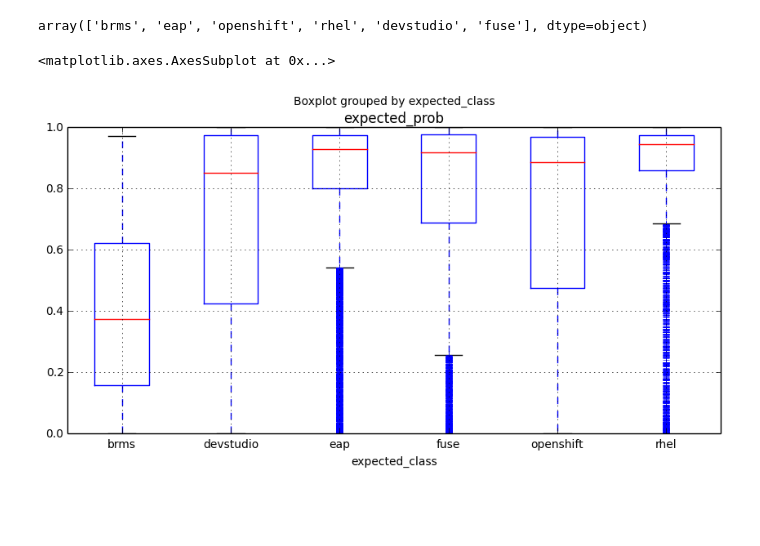
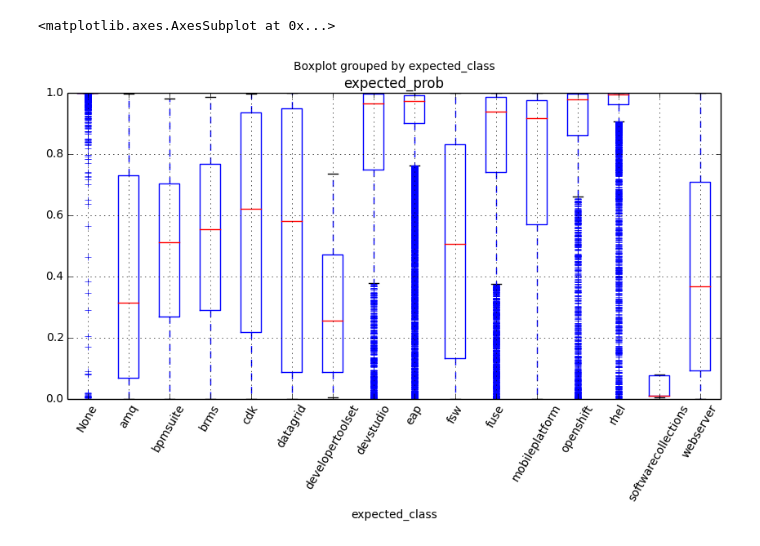
Before and after one commit to searchisko/project-classifier-poc, a Jupyter notebook: analyses/lab/d2v_superior_classifier_svm_evaled.ipynb, the cells around one changed output. Cells and saved outputs as stored; diff of their text form; code cells hidden in the pictures; blank space fills up the shorter version.

```diff
--- a/analyses/lab/d2v_superior_classifier_svm_evaled.ipynb
+++ b/analyses/lab/d2v_superior_classifier_svm_evaled.ipynb
@@ -48,15 +42,15 @@ def accuracy_for_category(y_expected, y_actual, label):
 # %%
 # initialize d2v_wrapper providing as well metadata about the models state
 d2v_wrapper = D2VWrapper(content_categories=product_list,
-                         vector_length=500)
+                         vector_length=800)
 
 # EITHER initialize the vocab of documents and minimize the distances of embeddings in training phase
-# d2v_wrapper.init_model_vocab(content_basepath="../../data/content/playground/auto/nostem",
+# d2v_wrapper.init_model_vocab(content_basepath="../../data/content/prod_sample",
 #                              basepath_suffix="_content.csv", drop_short_docs=10)
-# d2v_wrapper.train_model(shuffle=True, epochs=1 if TEST_MODE else 15)
-#
-# d2v_wrapper.persist_trained_wrapper("trained_models/wrapper/")
+# d2v_wrapper.train_model(shuffle=True, epochs=10)
+
+# d2v_wrapper.persist_trained_wrapper("trained_models/wrapper")
 
 # OR load initialized and trained wrapper if available
-d2v_wrapper.load_persisted_wrapper("trained_models/wrapper/100train")
+d2v_wrapper.load_persisted_wrapper("trained_models/wrapper/newest")
 # %% [output]
@@ -73,6 +69,6 @@ d2v_wrapper.load_persisted_wrapper("trained_models/wrapper/100train")
 # %%
 # transform the doc data set into a vector set of the given vector_length
-doc_vectors_labeled = d2v_wrapper.infer_content_vectors()
+doc_vectors_labeled = d2v_wrapper.infer_vocab_content_vectors()
 doc_vectors = doc_vectors_labeled.iloc[:, :-1]
 doc_labels = doc_vectors_labeled.iloc[:, -1]
 # %% [output]
@@ -110,7 +92,7 @@ correct_logits = pd.DataFrame(columns=["actual_prob", "expected_prob", "actual_c
 wrong_docs_ids = pd.Series()
 
 # evaluation on CV split persisting the categories respective size on each split
-strat_kfold = StratifiedKFold(n_splits=5 if TEST_MODE else 5, shuffle=True)
+strat_kfold = StratifiedKFold(n_splits=5, shuffle=True)
 
 for train_doc_indices, test_doc_indices in strat_kfold.split(doc_vectors, doc_labels):
     logging.info("Shuffling indices")
@@ -149,6 +131,10 @@ for train_doc_indices, test_doc_indices in strat_kfold.split(doc_vectors, doc_la
     new_logits["expected_class"] = y_expected
     correct_logits = correct_logits.append(new_logits)
 
+    new_wrong_ids = test_doc_indices[actual_prob == expected_prob]
+    wrong_docs_ids = wrong_docs_ids.append(pd.Series(new_wrong_ids))
+
+
     # accuracy
     logging.info("Split results:")
     split_accuracy = accuracy_score(y_expected, y_actual)
@@ -251,23 +218,14 @@ correct_logits.head(25)
-# %%
-biggest_cats = labels_size["label"][-6:]
-biggest_cats_df = correct_logits[correct_logits["expected_class"].isin(biggest_cats)]
-biggest_cats_df["expected_class"].unique()
-# %% [output]
-array(['brms', 'eap', 'openshift', 'rhel', 'devstudio', 'fuse'], dtype=object)
 # %%
 # boxplot visualization of the scores of documents against its own category (biggest 6 classes)
 # the higher the better
 # we see that it goes much better for bigger categories
 
-# boxplot: 50% of data in box, 90% in dashed intervals
+# boxplot: 50% of data in box, q50 +- 1.5*<q25, q75> in whis intervals
 %matplotlib inline
 import matplotlib.pyplot as plt
 
-join_label_size = labels_size
-join_label_size["expected_class"] = join_label_size["label"]
-
-biggest_cats_df.boxplot("expected_prob", by="expected_class", figsize=(10,5))
+correct_logits.boxplot("expected_prob", by="expected_class", figsize=(10,5), rot=60)
 # %% [output]
 <matplotlib.axes.AxesSubplot at 0x...>
-[figure, old version]
+[figure, new version]
 # %%
```
Also changed, not shown: parts of 12 cells of this notebook, 3 other files.
